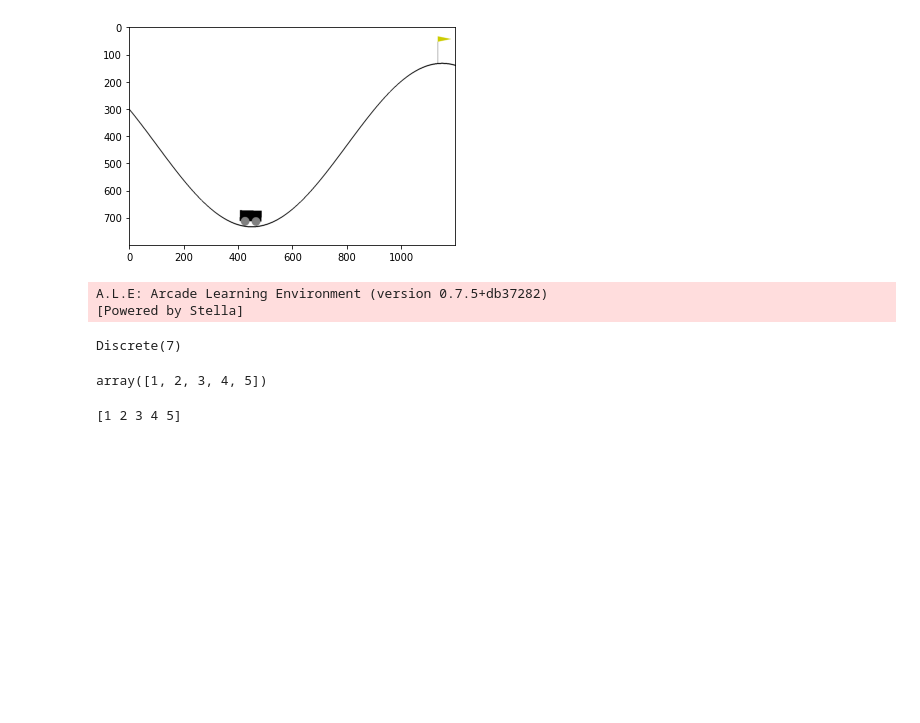
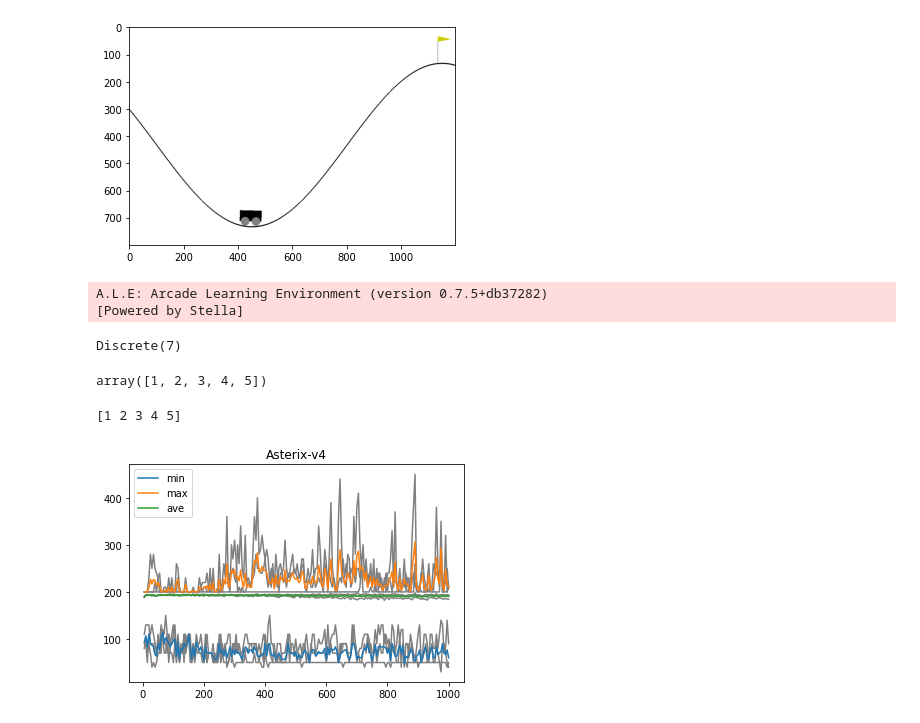
Before and after one commit to oyako-li/TPG, a Jupyter notebook: src/sample.ipynb, the cells around one changed output. Drawn from its saved outputs; the diff is of its cells as text; code cells hidden in the pictures; blank space fills up the shorter version.

```diff
--- a/src/sample.ipynb
+++ b/src/sample.ipynb
@@ -250,0 +294,31 @@ print(a)
+# %%
+title = "Asterix-v4"
+renge = 1000
+mi1, ma1, av1 = load(f'{title}/2022-06-21_13-16-16', renge)
+mi2, ma2, av2 = load(f'{title}/2022-06-21_13-16-19', renge)
+mi3, ma3, av3 = load(f'{title}/2022-06-21_13-16-22', renge)
+ge = np.linspace(5, renge, mi1.size)
+min_hi = (mi3+mi2+mi1)/3.
+max_hi = (ma3+ma2+ma1)/3.
+ave_hi = (av3+av2+av1)/3.
+plt.plot(ge, mi1, c='gray')
+plt.plot(ge, mi2, c='gray')
+plt.plot(ge, mi3, c='gray')
+plt.plot(ge, ma1, c='gray')
+plt.plot(ge, ma2, c='gray')
+plt.plot(ge, ma3, c='gray')
+plt.plot(ge, av1, c='gray')
+plt.plot(ge, av2, c='gray')
+plt.plot(ge, av3, c='gray')
+plt.plot(ge, min_hi, label='min')
+plt.plot(ge, max_hi, label='max')
+plt.plot(ge, ave_hi, label='ave')
+plt.title(title)
+plt.xlabel('generation')
+plt.ylabel('score')
+plt.legend()
+# plt.plot(ge, av)
+plt.show()
+# print(filename)
+# %% [output]
+[figure, added]
```
Also changed, not shown: parts of 2 cells of this notebook, 18 other files.
